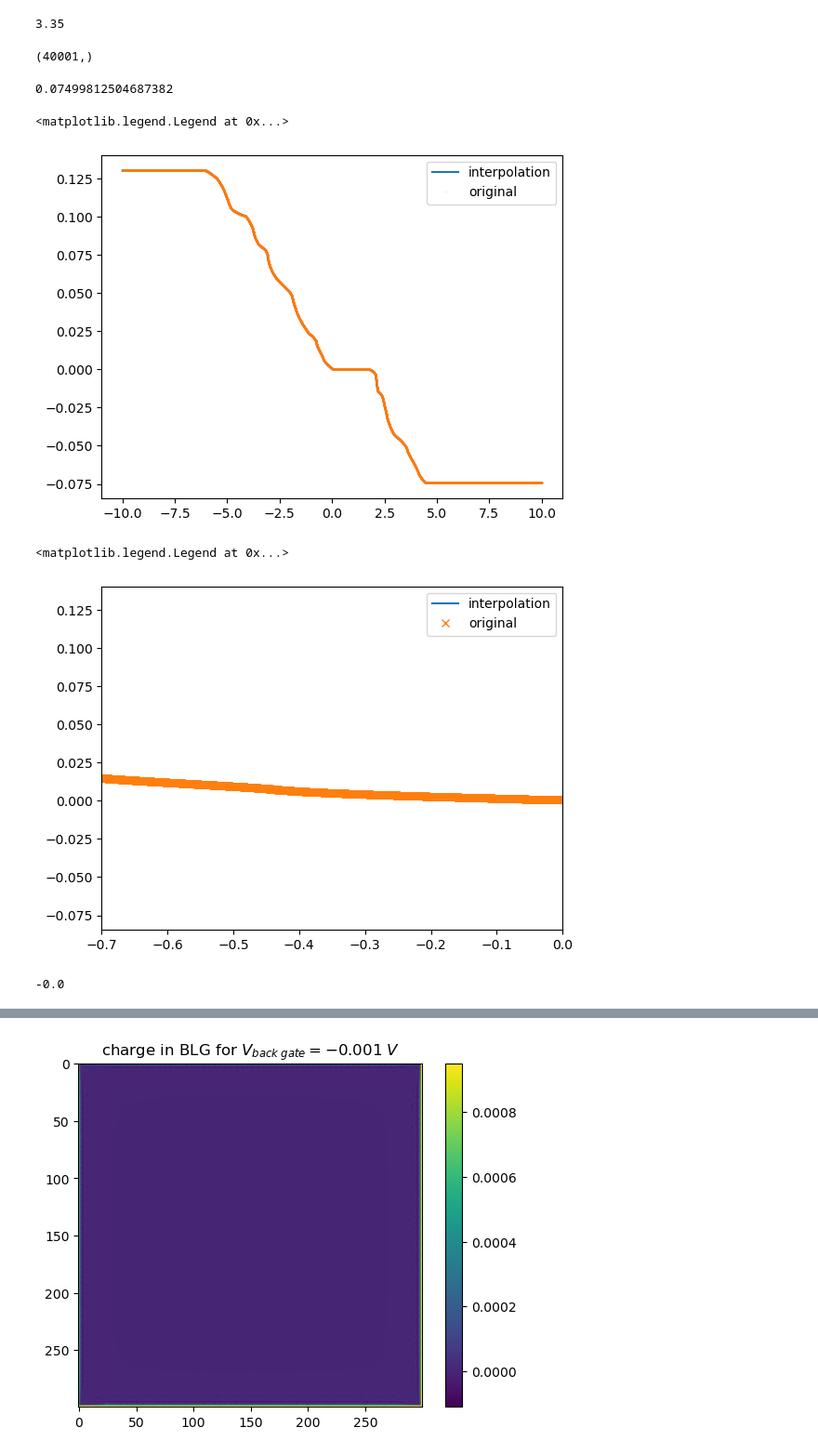
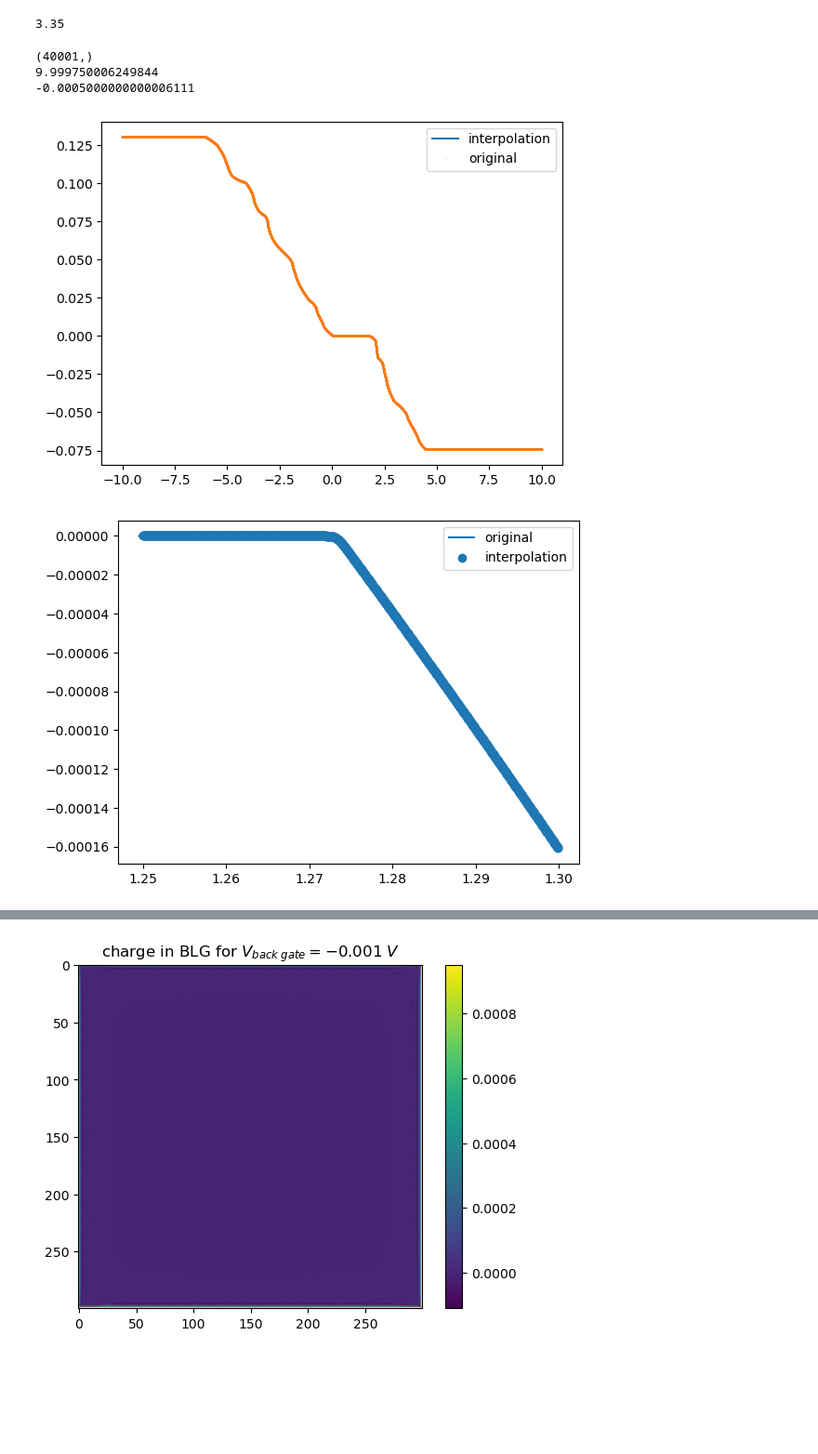
Before and after one commit to bastistoeck/Projektarbeit-1, a Jupyter notebook: class_testing_tmdc_debugging.ipynb, the cells around one changed output, grey strips where cells are left out. Shown at 93% size. Drawn from its saved outputs; the diff is of its cells as text; code cells hidden in the pictures; blank space fills up the shorter version.

```diff
--- a/class_testing_tmdc.ipynb
+++ b/class_testing_tmdc_debugging.ipynb
@@ -85,46 +85,54 @@ outofplane_graphene = 3
 
 inplane_MoS2 = 15.4 ### https://www.nature.com/articles/s41699-018-0050-x
 outofplane_MoS2 = 6.1
-# %%
-# tmdc idos
-idos_tmdc = np.load('DOS_calculations/idos_MoS2_energy_deviation_05e-3.npy')
-energies_tmdc = np.load('DOS_calculations/idos_MoS2_energies_energy_deviation_05e-3.npy')
-#energies_tmdc = energies_tmdc - 0.5 # shift energies
-print(idos_tmdc.shape)
-# %% [output]
-(40001,)
 # %%
-idos_tmdc_interpolated = scipy.interpolate.interp1d(energies_tmdc, idos_tmdc, kind='linear') # use other interpolator here
-en_min = energies_tmdc[0]
-en_max = energies_tmdc[-1]
+try_tmdc = True
 
-n_energies_new = 3000
-new_energies = np.linspace(en_min, en_max, n_energies_new)
-energy_factor = n_energies_new/idos_tmdc.shape[0]
-print(energy_factor)
+if try_tmdc == True:
+    # tmdc idos
+    idos_tmdc = np.load('DOS_calculations/idos_MoS2_energy_deviation_05e-3.npy')
+    energies_tmdc = np.load('DOS_calculations/idos_MoS2_energies_energy_deviation_05e-3.npy')
+    energy_increment_idos = energies_tmdc[1] - energies_tmdc[0]
 
-plot_min = 0#680 #665
-plot_max = int(energies_tmdc.shape[0])
-new_plot_min = int(energy_factor * plot_min)
-new_plot_max = int(energy_factor * plot_max)
-plt.plot(new_energies[new_plot_min:new_plot_max], idos_tmdc_interpolated(new_energies)[new_plot_min:new_plot_max], '-',label='interpolation')
-plt.plot(energies_tmdc[plot_min:plot_max], idos_tmdc[plot_min:plot_max], '.',label='original', markersize=0.2)
-plt.legend()
+    energy_shift = 0.0
+    energies_tmdc = energies_tmdc - energy_shift # shift energies
+    print(idos_tmdc.shape)
+
+    idos_tmdc_interpolated = scipy.interpolate.interp1d(energies_tmdc, idos_tmdc, kind='linear') # use other interpolator here
+    en_min_tmdc = energies_tmdc[0]
+    en_max_tmdc = energies_tmdc[-1]
+
+    n_energies_new = 40000 * 10
+    new_energies = np.linspace(en_min_tmdc, en_max_tmdc, n_energies_new)
+    new_energy_increment = new_energies[1] - new_energies[0]
+    energy_factor = n_energies_new/idos_tmdc.shape[0]
+    print(energy_factor)
+
+    plot_min = 0
+    plot_max = energies_tmdc.shape[0]
+    new_plot_min = int(energy_factor * plot_min)
+    new_plot_max = int(energy_factor * plot_max)
+    plt.plot(new_energies[new_plot_min:new_plot_max], idos_tmdc_interpolated(new_energies)[new_plot_min:new_plot_max], '-',label='interpolation')
+    plt.plot(energies_tmdc[plot_min:plot_max], idos_tmdc[plot_min:plot_max], '.',label='original', markersize=0.2)
+    plt.legend()
+    print(energies_tmdc[0] - energies_tmdc[1])
 # %% [output]
-0.07499812504687382
+(40001,)
+9.999750006249844
+-0.0005000000000006111
-<matplotlib.legend.Legend at 0x...>
 [figure]
 # %%
-plt.plot(new_energies, idos_tmdc_interpolated(new_energies), label='interpolation')
-plt.plot(energies_tmdc, idos_tmdc, 'x',label='original')
-plt.vlines(0.2, np.min(idos_tmdc), np.max(idos_tmdc))
-plt.vlines(1.6, np.min(idos_tmdc), np.max(idos_tmdc))
-plt.xlim((-0.7, 0))
-plt.legend()
+if try_tmdc == True:
+    index1 = int((1.75 - energy_shift - en_min_tmdc)/energy_increment_idos)
+    index2 = int((1.8 - energy_shift - en_min_tmdc)/energy_increment_idos)
+    index3 = int((1.75 - energy_shift - en_min_tmdc)/new_energy_increment)
+    index4 = int((1.8 - energy_shift - en_min_tmdc)/new_energy_increment)
+    plt.plot(energies_tmdc[index1:index2], idos_tmdc[index1:index2],label='original')
+    plt.scatter(new_energies[index3:index4], idos_tmdc_interpolated(new_energies)[index3:index4], label='interpolation')
+
+    #plt.vlines(0.2, np.min(idos_tmdc), np.max(idos_tmdc))
+    #plt.vlines(1.6, np.min(idos_tmdc), np.max(idos_tmdc))
+    #plt.xlim((1.4, 1.6))
+    plt.legend()
 # %% [output]
-<matplotlib.legend.Legend at 0x...>
-[figure, old version]
+[figure, new version]
-# %%
-print(idos_tmdc_interpolated(1))
-# %% [output]
--0.0
```
Also changed, not shown: parts of 24 cells of this notebook, 6 other files.
